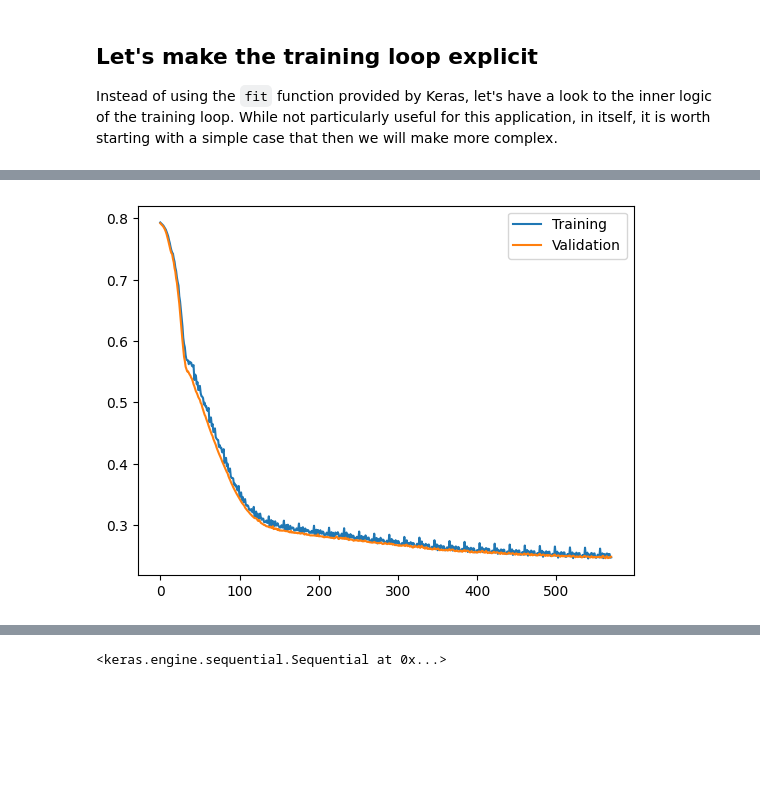
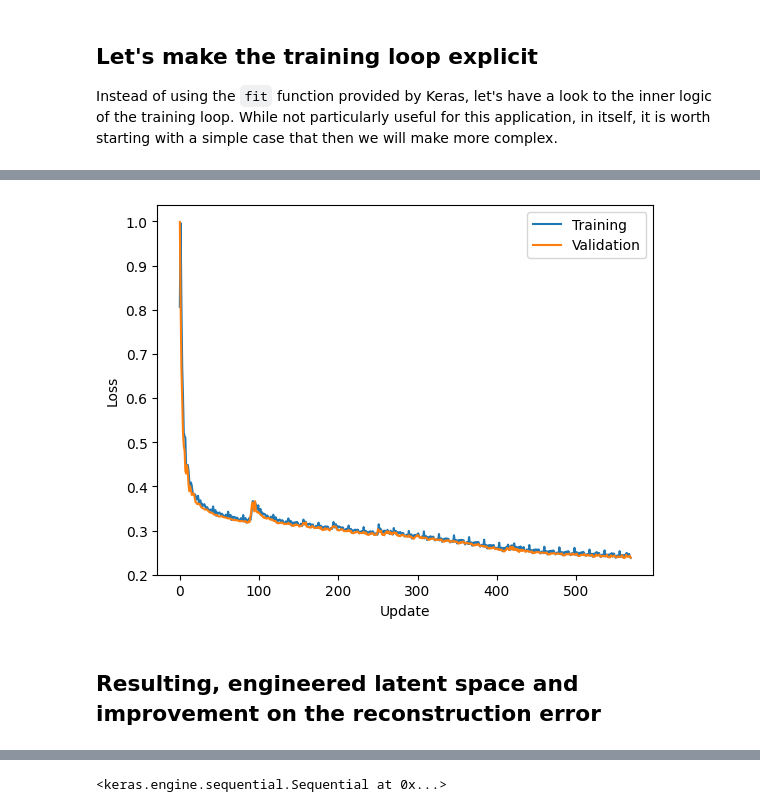
Before and after one commit to landerlini/algherogans, a Jupyter notebook: Lecture_2.ipynb, the cells around one changed output, grey strips where cells are left out. Saved outputs shown, nothing was run; the diff lists cells and outputs as text; code cells hidden in the pictures; blank space fills up the shorter version.

```diff
--- a/Lecture_2.ipynb
+++ b/Lecture_2.ipynb
@@ -166,7 +161,7 @@ Instead of using the `fit` function provided by Keras, let's have a look to the
 While not particularly useful for this application, in itself, it is worth starting with a simple case that then we will make more complex.
 # %%
 ## Define the optimizer
-ae_optimizer = Adam(1e-4)
+ae_optimizer = Adam(5e-4)
 
 ## Define a function to update the weights on a chunk of the training dataset
 def ae_train_step(train_data):
@@ -211,7 +206,10 @@ def ae_test_step(test_data):
 ## Then we start the training loop, keeping track of the losses for each update.
 losses = []
 val_losses = []
+
+## Split the training dataset in chunks (or batches) and uploads them to GPU
 chunks = [tf.constant(c) for c in np.split(px_train, 50)[:-1]]
+## Selects a few samples from the validation sample to monitor overtraining
 val_chunk = tf.constant(px_test[:1000])
 
 
@@ -220,14 +218,19 @@ from tensorflow.keras.models import clone_model
 decoder = clone_model(decoder)
 encoder = clone_model(encoder)
 
+## Creates a progress bar while looping through the epochs
 from tqdm import trange
 for epoch in trange(50):
+    ## Loop over the batches of the training sample
     for chunk in chunks:
-        losses.append(ae_train_step(chunk))
-        val_losses.append(ae_test_step(val_chunk))
+        losses.append    (   ae_train_step(chunk)      )
+        val_losses.append(   ae_test_step(val_chunk)   )
 
+## Plot the loss during the training
 plt.plot(losses, label="Training")
 plt.plot(val_losses, label="Validation")
+plt.xlabel("Update")
+plt.ylabel("Loss")
 plt.legend()
 plt.show()
 # %% [output]
@@ -270,11 +310,15 @@ def ae_train_step(train_data, labels):
         encoded = encoder(train_data)
         decoded = decoder(encoded)
 
+        ## Compute the desired position in the latent space, given the label
         pins = tf.stack([tf.math.cos(2*np.pi*labels/10), tf.math.sin(2*np.pi*labels/10)], axis=1)
+
+        ## Compute the contribution L_pin to the loss
         labeled_loss = tf.reduce_mean(
             tf.where(tf.math.is_finite(labels), tf.linalg.norm(encoded - pins, axis=1), 0.)
         )
 
+        ## Combines the two losses L_reco and L_pin, with lambda = 0.1
         loss = BinaryCrossentropy()(train_data, decoded) + 0.1*labeled_loss
 
     ae_grads = tp.gradient(loss, ae_vars)
@@ -294,34 +338,38 @@ def ae_test_step(test_data, labels):
     loss = BinaryCrossentropy()(test_data, decoded) + 0.1*labeled_loss
 
     return loss
 
 
 losses = []
 val_losses = []
 chunks = [tf.constant(c) for c in np.split(px_train, 20)[:-1]]
 label_chunks = [tf.constant(c, dtype=tf.float32) for c in np.split(y_train, 20)[:-1]]
 
 val_chunk = tf.constant(px_test[:1000])
 val_label = tf.constant(y_test[:1000], dtype=tf.float32)
 
 
 ## Reset the weights
 from tensorflow.keras.models import clone_model
 decoder = clone_model(decoder)
 encoder = clone_model(encoder)
 
 from tqdm import trange
 for epoch in trange(30):
     for chunk, label_chunk in zip(chunks, label_chunks):
         losses.append(ae_train_step(chunk, label_chunk))
         val_losses.append(ae_test_step(val_chunk, val_label))
 
 plt.plot(losses, label="Training")
 plt.plot(val_losses, label="Validation")
+plt.xlabel("Update")
+plt.ylabel("Loss")
 plt.legend()
 plt.show()
 # %% [output]
-[figure, old version]
+[figure, new version]
+# %% [markdown]
+## Resulting, engineered latent space and improvement on the reconstruction error
 # %%
 encoded_test = encoder.predict(px_test)
 
```
Also changed, not shown: parts of 20 cells of this notebook.
